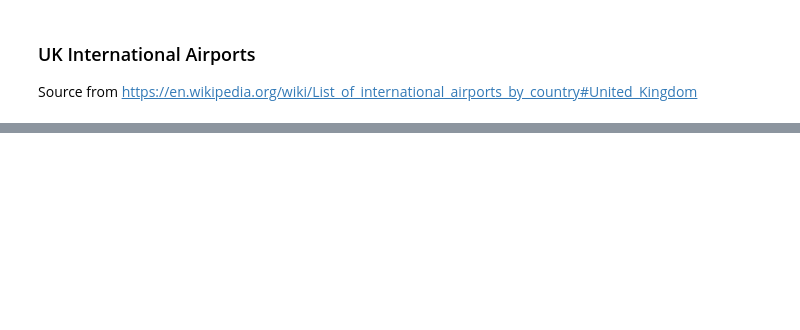
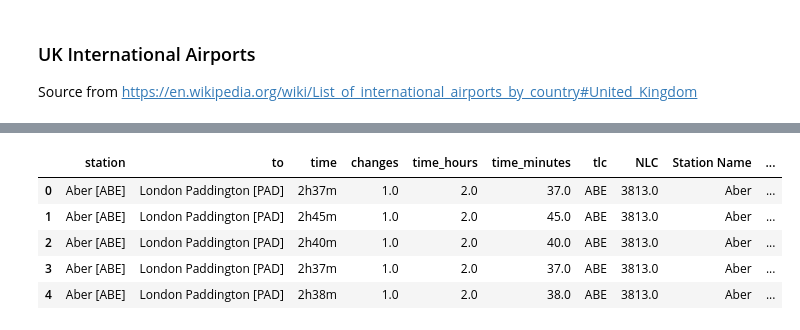
Before and after one commit to omeyrick/PlacesToLive, a Jupyter notebook: Jupyter - PlacesToLive.ipynb, the cells around one changed output, grey strips where cells are left out. Saved outputs shown, nothing was run; the diff lists cells and outputs as text; code cells hidden in the pictures; blank space fills up the shorter version.

Commit message:
Train times for UK + initial pandas merging

```diff
--- a/Jupyter - PlacesToLive.ipynb
+++ b/Jupyter - PlacesToLive.ipynb
@@ -475,0 +365,17 @@ result
+# %%
+df_master_times = df_master_times.merge(df_stations, on = 'tlc', how = 'left')
+# %%
+df_master_times = df_master_times.merge(df_postcodes, on = 'postcode', how = 'left')
+# %%
+df_master_times[['time_hours','time_minutes']] = df_master_times[['time_hours','time_minutes']].apply(pd.to_numeric)
+# %%
+df_master_times['time_hours'] = df_master_times['time_hours'].fillna(value=0)
+# %%
+df_master_times.head()
+# %% [output]
+|  | station | to | time | changes | time_hours | time_minutes | tlc | NLC | Station Name | ... |
+| 0 | Aber [ABE] | London Paddington [PAD] | 2h37m | 1.0 | 2.0 | 37.0 | ABE | 3813.0 | Aber | ... |
+| 1 | Aber [ABE] | London Paddington [PAD] | 2h45m | 1.0 | 2.0 | 45.0 | ABE | 3813.0 | Aber | ... |
+| 2 | Aber [ABE] | London Paddington [PAD] | 2h40m | 1.0 | 2.0 | 40.0 | ABE | 3813.0 | Aber | ... |
+| 3 | Aber [ABE] | London Paddington [PAD] | 2h37m | 1.0 | 2.0 | 37.0 | ABE | 3813.0 | Aber | ... |
+| 4 | Aber [ABE] | London Paddington [PAD] | 2h38m | 1.0 | 2.0 | 38.0 | ABE | 3813.0 | Aber | ... |
```
Also changed, not shown: parts of 20 cells of this notebook, 2 other files.
